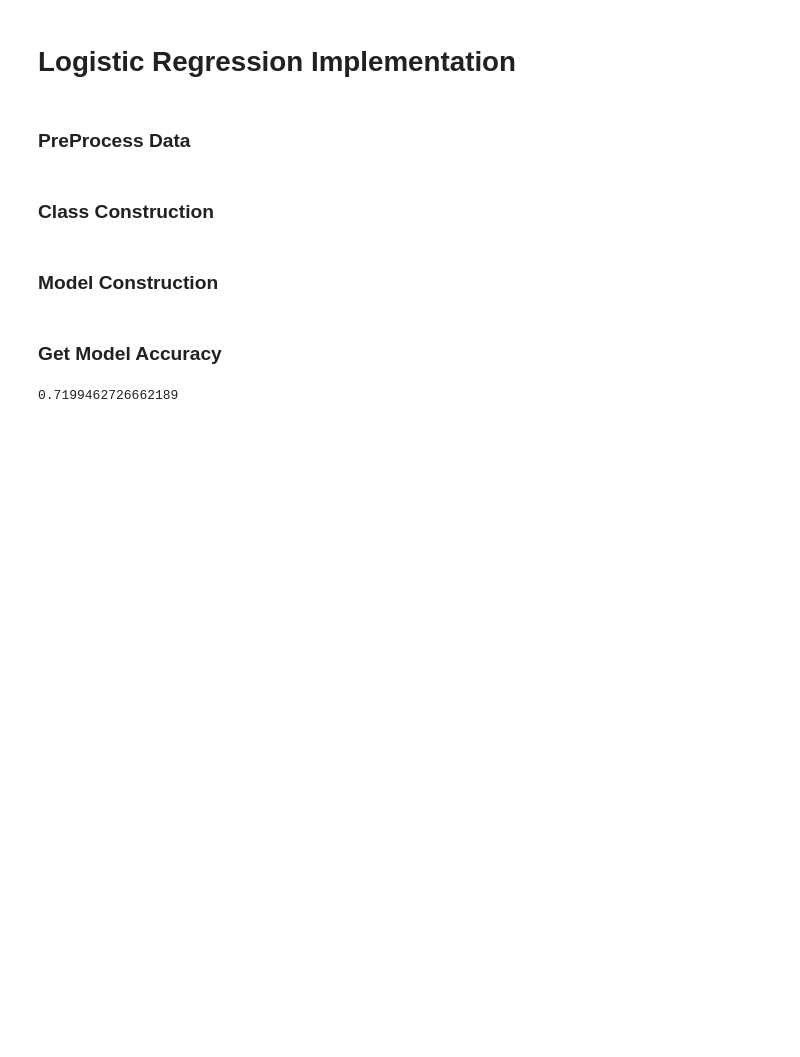
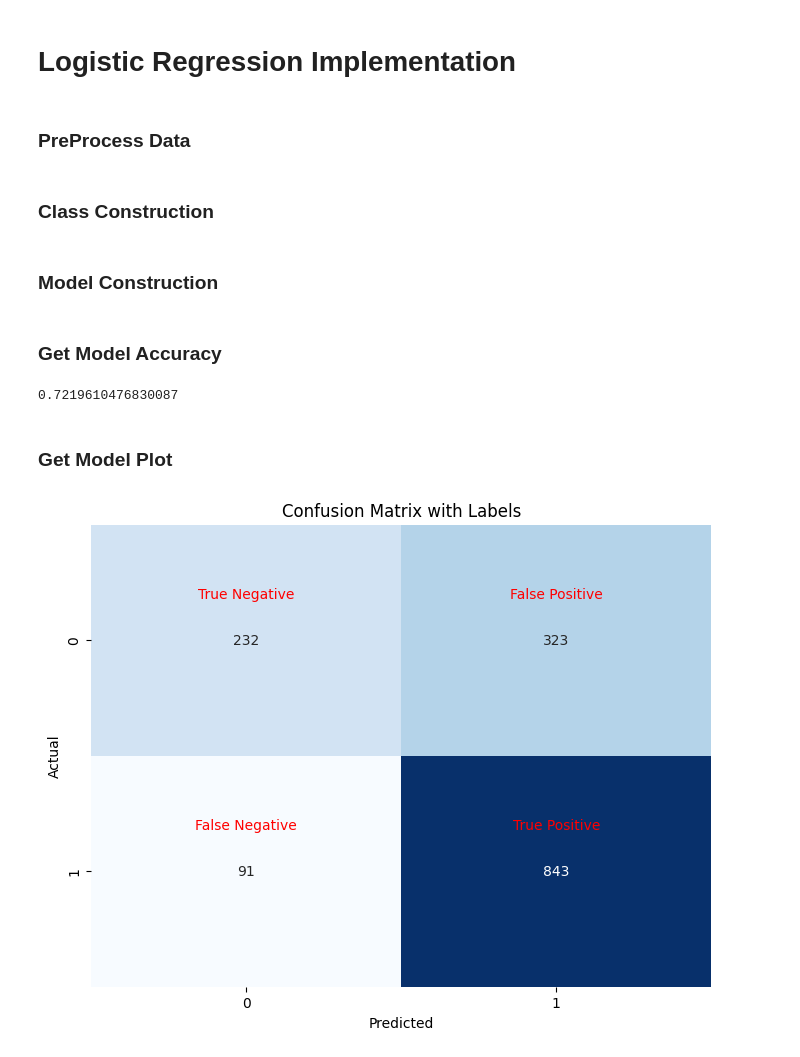
Before and after one commit to XixWISExiX/UFC-Predictor, a Jupyter notebook: LogisticRegression.ipynb, the cells around one changed output. Saved outputs shown, nothing was run; the diff lists cells and outputs as text; code cells hidden in the pictures; blank space fills up the shorter version.

```diff
--- a/LogisticRegression.ipynb
+++ b/LogisticRegression.ipynb
@@ -10,9 +5,19 @@ X_train, X_valid, y_train, y_valid = pre.PreProcessData()
+# %%
+import PreProcessData as pre
+import imp
+import numpy as np
+import pandas as pd
+import matplotlib.pyplot as plt
+from sklearn.metrics import confusion_matrix
+import seaborn as sns
+imp.reload(pre)
+X_train, X_valid, y_train, y_valid = pre.PreProcessData()
+y_valid = [0 if int(y) == 2 or int(y) == 3 else y for y in y_valid]
+y_valid = np.array(y_valid)
+y_valid = y_valid.reshape(-1,1)
 # %% [markdown]
 ### Class Construction
 # %%
-import numpy as np
-import pandas as pd
-
 class LogisticRegression:
     def __init__(self, learning_rate=0.01, num_iterations=1000):
         self.learning_rate = learning_rate
@@ -55,15 +60,45 @@ class LogisticRegression:
                 num_of_correct_predictions += 1
         accuracy = num_of_correct_predictions / len(y_valid)
         return accuracy
+
+
+    def plot(self, y_pred, y_valid):
+        y_pred = [0 if y < 0.5 else 1 for y in y_pred]
+        # Calculate confusion matrix
+        cm = confusion_matrix(y_valid, y_pred)
+
+        # Define labels for the confusion matrix
+        labels = [['True Negative', 'False Positive'], ['False Negative', 'True Positive']]
+
+        # Plot confusion matrix
+        plt.figure(figsize=(8, 6))
+        sns.heatmap(cm, annot=True, fmt='d', cmap='Blues', cbar=False)
+
+        # Annotate cells with labels
+        for i in range(2):
+            for j in range(2):
+                plt.text(j + 0.5, i + 0.3, labels[i][j], ha='center', va='center', color='red')
+
+        plt.xlabel('Predicted')
+        plt.ylabel('Actual')
+        plt.title('Confusion Matrix with Labels')
+        plt.show()
 # %% [markdown]
 ### Model Construction
 # %%
 model = LogisticRegression(learning_rate=0.01, num_iterations=1000)
 model.fit(X_train, y_train)
 y_predicted_per, y_predicted_bool = model.predict(X_valid)
+y_predicted_bool = np.array(y_predicted_bool)
 # %% [markdown]
 ### Get Model Accuracy
 # %%
-print(model.validate(np.array(y_predicted_bool), np.array(y_valid)))
+print(model.validate(y_predicted_bool, y_valid))
 # %% [output]
-0.7199462726662189
+0.7219610476830087
+# %% [markdown]
+### Get Model Plot
+# %%
+model.plot(y_predicted_bool, y_valid)
+# %% [output]
+[figure, added]
```
Also changed, not shown: parts of 1 cell of this notebook, 2 other files.
